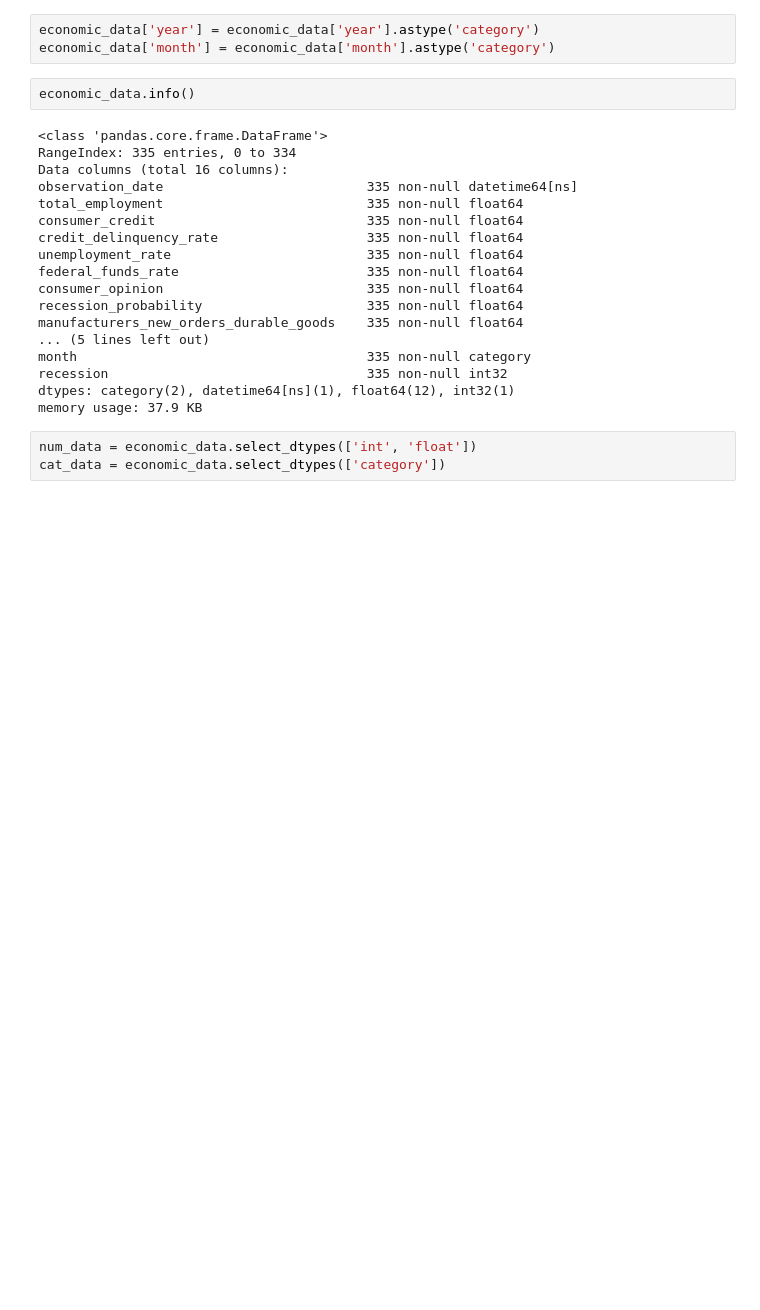
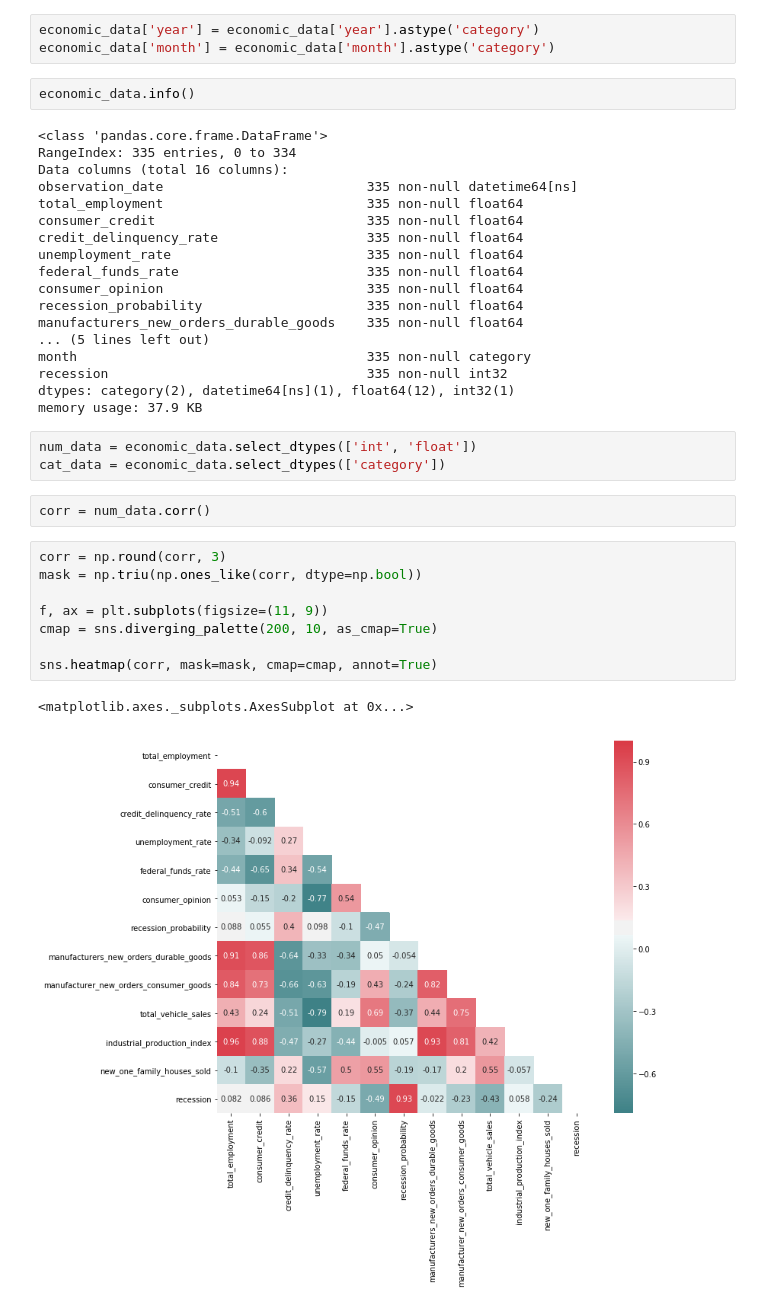
Before and after one commit to goodyduru/dataset-daily, a Jupyter notebook: dataset_daily_week_2.ipynb, the cells around one changed output. Drawn from its saved outputs; the diff is of its cells as text; blank space fills up the shorter version.

```diff
--- a/dataset_daily_week_2.ipynb
+++ b/dataset_daily_week_2.ipynb
@@ -266,3 +268,16 @@ memory usage: 37.9 KB
 # %%
 num_data = economic_data.select_dtypes(['int', 'float'])
 cat_data = economic_data.select_dtypes(['category'])
+# %%
+corr = num_data.corr()
+# %%
+corr = np.round(corr, 3)
+mask = np.triu(np.ones_like(corr, dtype=np.bool))
+
+f, ax = plt.subplots(figsize=(11, 9))
+cmap = sns.diverging_palette(200, 10, as_cmap=True)
+
+sns.heatmap(corr, mask=mask, cmap=cmap, annot=True)
+# %% [output]
+<matplotlib.axes._subplots.AxesSubplot at 0x...>
+[figure, added]
```
Also changed, not shown: parts of 7 cells of this notebook.
